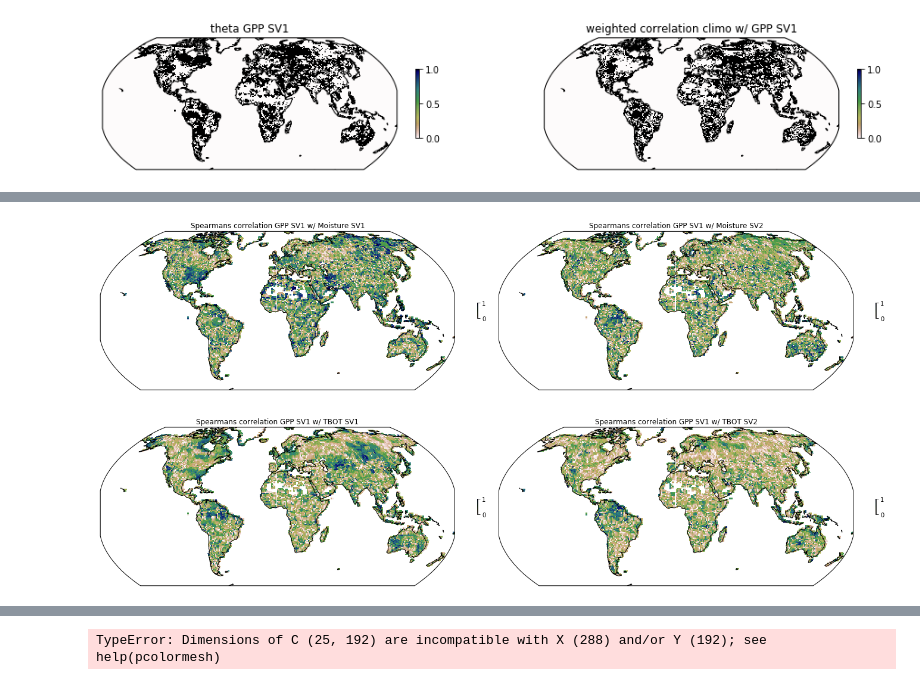
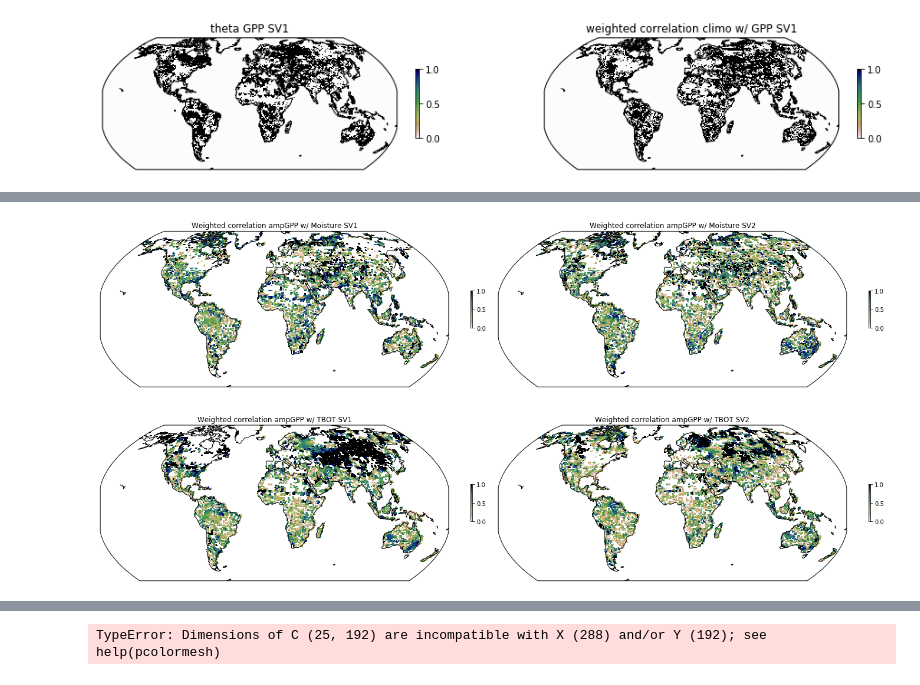
Before and after one commit to NCAR/ctsm_python_gallery, a Jupyter notebook: notebooks/MonthlySVD.ipynb, the cells around one changed output, grey strips where cells are left out. Cells and saved outputs as stored; diff of their text form; code cells hidden in the pictures.

```diff
--- a/notebooks/MonthlySVD.ipynb
+++ b/notebooks/MonthlySVD.ipynb
@@ -793,7 +792,7 @@ minTheta = 0.75
 maxTheta = 0.60
 GPP_theta_mask1  = svd0.theta.isel(thetadim=0) > minTheta
 GPP_theta_mask2  = svd0.theta.isel(thetadim=0) < maxTheta
-GPP_climo_mask1 = xr.ufuncs.fabs(GPPw_0) > xr.ufuncs.fabs(GPPw_1)
+GPP_climo_mask1 = xr.ufuncs.fabs(GPPw_0) >= xr.ufuncs.fabs(GPPw_1)
 GPP_climo_mask2 = xr.ufuncs.fabs(GPPw_1) > xr.ufuncs.fabs(GPPw_0)
 fig = plt.figure(figsize=(16,20))
 
@@ -814,8 +813,23 @@ ax2.set_title('weighted correlation climo w/ GPP SV1')
 ax2.set_extent([-180,180,-65,80],crs=ccrs.PlateCarree())
 
 #print(GPP_theta_mask)
-#                     ds_anom.where(ds_anom.get(var[0]).max(dim='time'))    #mask out regions with no GPP in all variables
+#ds_anom.where(ds_anom.get(var[0]).max(dim='time'))    #mask out regions with no GPP in all variables
 # %% [output]
 [figure]
+# %%
+# create arrays for amplification and early phase vectors
+ampGPPvectors = svd0.vectors.sel(vectors_dim1=0).where(GPP_climo_mask1)#, other= svd0.vectors.sel(vectors_dim1=1))
+phaseGPPvectors = svd0.vectors.sel(vectors_dim1=0).where(GPP_climo_mask2)#, other= svd0.vectors.sel(vectors_dim1=1))
+
+# Weighted correlation between amplification vs. early phase vectors & climate, weighted by GPP contributions
+ampGPP_TBOT_0 = pearson_correlation_wgt(ampGPPvectors, TBOTvector_0,GPPwgt,'time') #GPP vectors vs. temp & mositure
+ampGPP_SMOI_0 = pearson_correlation_wgt(ampGPPvectors, SMOIvector_0,GPPwgt,'time')
+ampGPP_TBOT_1 = pearson_correlation_wgt(ampGPPvectors, TBOTvector_1,GPPwgt,'time')
+ampGPP_SMOI_1 = pearson_correlation_wgt(ampGPPvectors, SMOIvector_1,GPPwgt,'time')
+
+phaseGPP_TBOT_0 = pearson_correlation_wgt(phaseGPPvectors, TBOTvector_0,GPPwgt,'time')
+phaseGPP_SMOI_0 = pearson_correlation_wgt(phaseGPPvectors, SMOIvector_0,GPPwgt,'time')
+phaseGPP_TBOT_1 = pearson_correlation_wgt(phaseGPPvectors, TBOTvector_1,GPPwgt,'time')
+phaseGPP_SMOI_1 = pearson_correlation_wgt(phaseGPPvectors, SMOIvector_1,GPPwgt,'time')
 # %%
 # calculate mean annual cycle and mean SV1 and SV2 for different regions
@@ -1003,35 +1010,35 @@ plt.tight_layout();
 # %%
 # plot correlations with soil moisture & Temp
 fig = plt.figure(figsize=(20,10))
 
 ax1 = fig.add_subplot(2,2,1,projection=ccrs.Robinson())
-im1 = ax1.pcolormesh(GPP_0_SMOI_0.lon.values,GPP_0_SMOI_0.lat.values,xr.ufuncs.fabs(GPP_0_SMOI_0),transform=ccrs.PlateCarree(),vmax=vmax,vmin=vmin,cmap='gist_earth_r')
-fig.colorbar(im1,ax=ax1,shrink=0.07,label='')
+im1 = ax1.pcolormesh(wGPP_0_SMOI_0.lon.values,wGPP_0_SMOI_0.lat.values,xr.ufuncs.fabs(ampGPP_SMOI_0),transform=ccrs.PlateCarree(),vmax=vmax,vmin=vmin,cmap='gist_earth_r')
+fig.colorbar(im1,ax=ax1,shrink=0.17,label='')
 ax1.coastlines()
-ax1.set_title('Spearmans correlation GPP SV1 w/ Moisture SV1')
+ax1.set_title('Weighted correlation ampGPP w/ Moisture SV1')
 ax1.set_extent([-180,180,-65,80],crs=ccrs.PlateCarree())
 
 ax2 = fig.add_subplot(2,2,2,projection=ccrs.Robinson())
-im2 = ax2.pcolormesh(GPP_0_SMOI_1.lon.values,GPP_0_SMOI_1.lat.values,xr.ufuncs.fabs(GPP_0_SMOI_1),transform=ccrs.PlateCarree(),vmax=vmax,vmin=vmin,cmap='gist_earth_r')
-fig.colorbar(im2,ax=ax2,shrink=0.07,label='')
+im2 = ax2.pcolormesh(GPP_0_SMOI_1.lon.values,GPP_0_SMOI_1.lat.values,xr.ufuncs.fabs(ampGPP_SMOI_1),transform=ccrs.PlateCarree(),vmax=vmax,vmin=vmin,cmap='gist_earth_r')
+fig.colorbar(im2,ax=ax2,shrink=0.17,label='')
 ax2.coastlines()
-ax2.set_title('Spearmans correlation GPP SV1 w/ Moisture SV2')
+ax2.set_title('Weighted correlation ampGPP w/ Moisture SV2')
 ax2.set_extent([-180,180,-65,80],crs=ccrs.PlateCarree())
 fig.tight_layout()
 
 ax3 = fig.add_subplot(2,2,3,projection=ccrs.Robinson())
-im3 = ax3.pcolormesh(GPP_0_TBOT_0.lon.values,GPP_0_TBOT_0.lat.values,xr.ufuncs.fabs(GPP_0_TBOT_0),transform=ccrs.PlateCarree(),vmax=vmax,vmin=vmin,cmap='gist_earth_r')
-fig.colorbar(im3,ax=ax3,shrink=0.07,label='')
+im3 = ax3.pcolormesh(GPP_0_TBOT_0.lon.values,GPP_0_TBOT_0.lat.values,xr.ufuncs.fabs(ampGPP_TBOT_0),transform=ccrs.PlateCarree(),vmax=vmax,vmin=vmin,cmap='gist_earth_r')
+fig.colorbar(im3,ax=ax3,shrink=0.17,label='')
 ax3.coastlines()
-ax3.set_title('Spearmans correlation GPP SV1 w/ TBOT SV1')
+ax3.set_title('Weighted correlation ampGPP w/ TBOT SV1')
 ax3.set_extent([-180,180,-65,80],crs=ccrs.PlateCarree())
 
 ax4 = fig.add_subplot(2,2,4,projection=ccrs.Robinson())
-im4 = ax4.pcolormesh(GPP_0_TBOT_1.lon.values,GPP_0_TBOT_1.lat.values,xr.ufuncs.fabs(GPP_0_TBOT_1),transform=ccrs.PlateCarree(),vmax=vmax,vmin=vmin,cmap='gist_earth_r')
-fig.colorbar(im4,ax=ax4,shrink=0.07,label='')
+im4 = ax4.pcolormesh(GPP_0_TBOT_1.lon.values,GPP_0_TBOT_1.lat.values,xr.ufuncs.fabs(ampGPP_TBOT_1),transform=ccrs.PlateCarree(),vmax=vmax,vmin=vmin,cmap='gist_earth_r')
+fig.colorbar(im4,ax=ax4,shrink=0.17,label='')
 ax4.coastlines()
-ax4.set_title('Spearmans correlation GPP SV1 w/ TBOT SV2')
+ax4.set_title('Weighted correlation ampGPP w/ TBOT SV2')
 ax4.set_extent([-180,180,-65,80],crs=ccrs.PlateCarree())
 fig.tight_layout()
 # %% [output]
-[figure, old version]
+[figure, new version]
```
Also changed, not shown: parts of 20 cells of this notebook.
